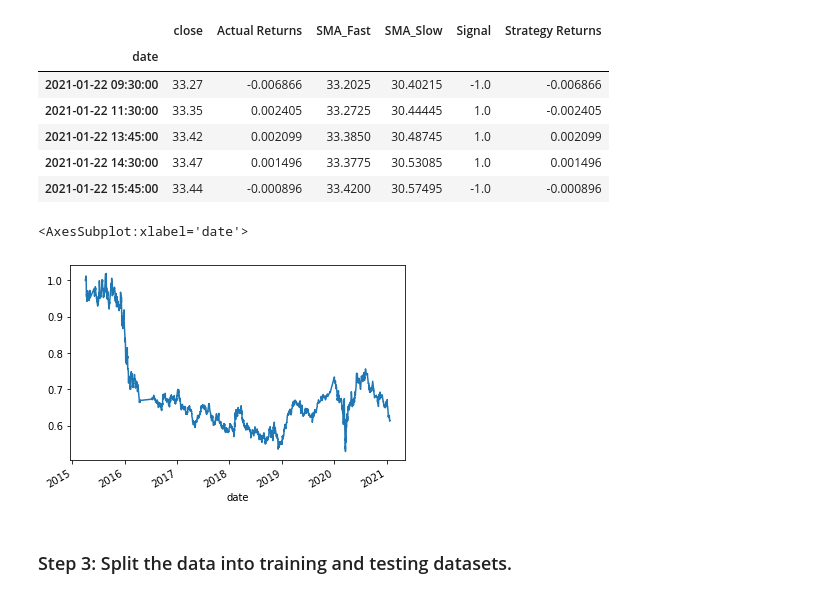
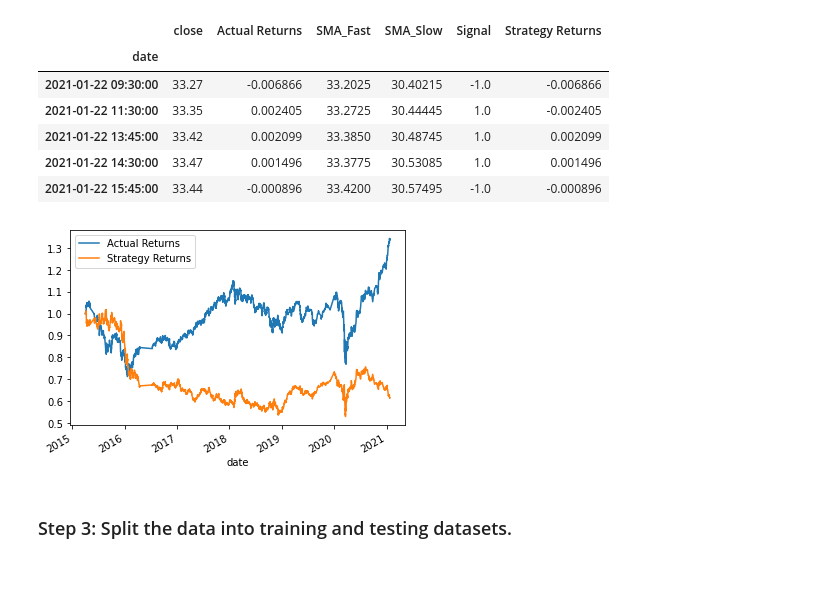
Before and after one commit to Anu86/Module_14, a Jupyter notebook: machine_learning_trading_bot.ipynb, the cells around one changed output. Drawn from its saved outputs; the diff is of its cells as text; code cells hidden in the pictures.

Commit message:
compare baseline vs SVC Vs DTC

```diff
--- a/machine_learning_trading_bot.ipynb
+++ b/machine_learning_trading_bot.ipynb
@@ -217,10 +221,9 @@ display(signals_df.tail())
 | 2021-01-22 15:45:00 | 33.44 | -0.000896 | 33.4200 | 30.57495 | -1.0 | -0.000896 |
 # %%
 # Plot Strategy Returns to examine performance
-(1 + signals_df['Strategy Returns']).cumprod().plot()
+baseline =  (1 + signals_df[["Actual Returns", "Strategy Returns"]]).cumprod().plot()
 # %% [output]
-<AxesSubplot:xlabel='date'>
-[figure, old version]
+[figure, new version]
 # %% [markdown]
 ### Step 3: Split the data into training and testing datasets.
 # %%
```
Also changed, not shown: parts of 8 cells of this notebook.
